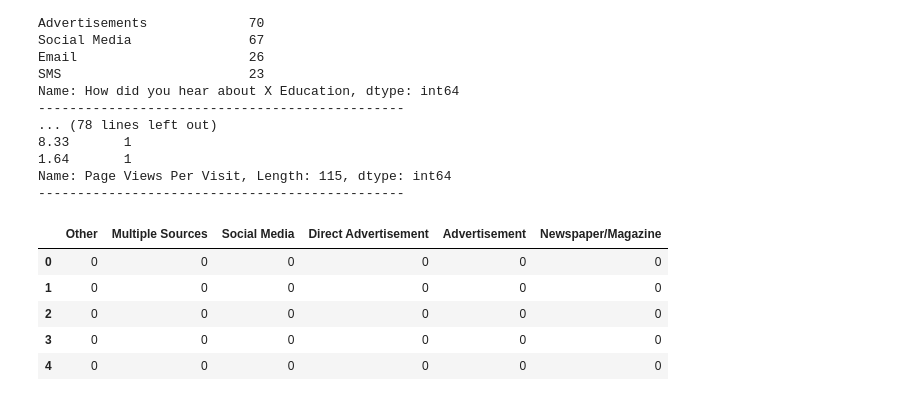
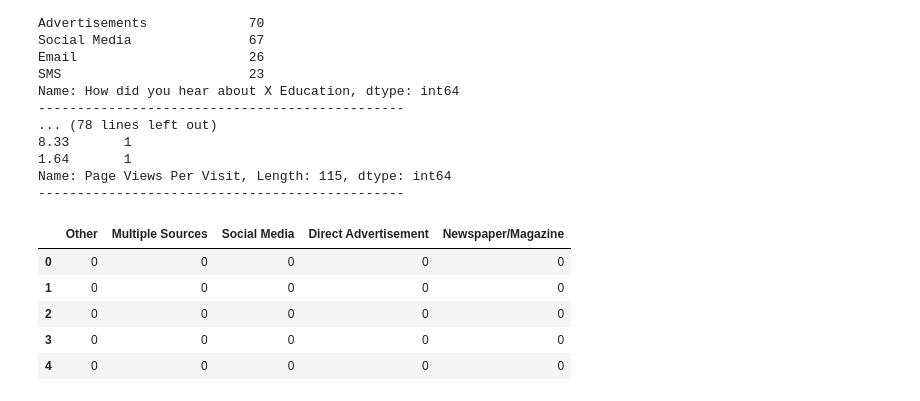
Before and after one commit to omerugi/Lead_Prediction, a Jupyter notebook: LeadPrediction.ipynb, the cells around one changed output. Drawn from its saved outputs; the diff is of its cells as text; code cells hidden in the pictures.

Commit message:
Haddling How did you hear about us featuers

```diff
--- a/LeadPrediction.ipynb
+++ b/LeadPrediction.ipynb
@@ -489,14 +512,14 @@ Name: How did you hear about X Education, dtype: int64
 Name: Page Views Per Visit, Length: 115, dtype: int64
 -----------------------------------------------
 # %%
-raw_df = new_featuers_with_zeros(raw_df, ['Other','Multiple Sources',"Social Media","Direct Advertisement","Advertisement","Newspaper/Magazine"])
-raw_df.loc[:,['Other','Multiple Sources',"Social Media","Direct Advertisement","Advertisement","Newspaper/Magazine"]].head(5)
+raw_df = new_featuers_with_zeros(raw_df, ['Other','Multiple Sources',"Social Media","Direct Advertisement","Newspaper/Magazine"])
+raw_df.loc[:,['Other','Multiple Sources',"Social Media","Direct Advertisement","Newspaper/Magazine"]].head(5)
 # %% [output]
-|  | Other | Multiple Sources | Social Media | Direct Advertisement | Advertisement | Newspaper/Magazine |
-| 0 | 0 | 0 | 0 | 0 | 0 | 0 |
-| 1 | 0 | 0 | 0 | 0 | 0 | 0 |
-| 2 | 0 | 0 | 0 | 0 | 0 | 0 |
-| 3 | 0 | 0 | 0 | 0 | 0 | 0 |
-| 4 | 0 | 0 | 0 | 0 | 0 | 0 |
+|  | Other | Multiple Sources | Social Media | Direct Advertisement | Newspaper/Magazine |
+| 0 | 0 | 0 | 0 | 0 | 0 |
+| 1 | 0 | 0 | 0 | 0 | 0 |
+| 2 | 0 | 0 | 0 | 0 | 0 |
+| 3 | 0 | 0 | 0 | 0 | 0 |
+| 4 | 0 | 0 | 0 | 0 | 0 |
 # %%
 raw_df = merge_and_drop_columns(raw_df)
```
Also changed, not shown: parts of 6 cells of this notebook, 1 other file.
